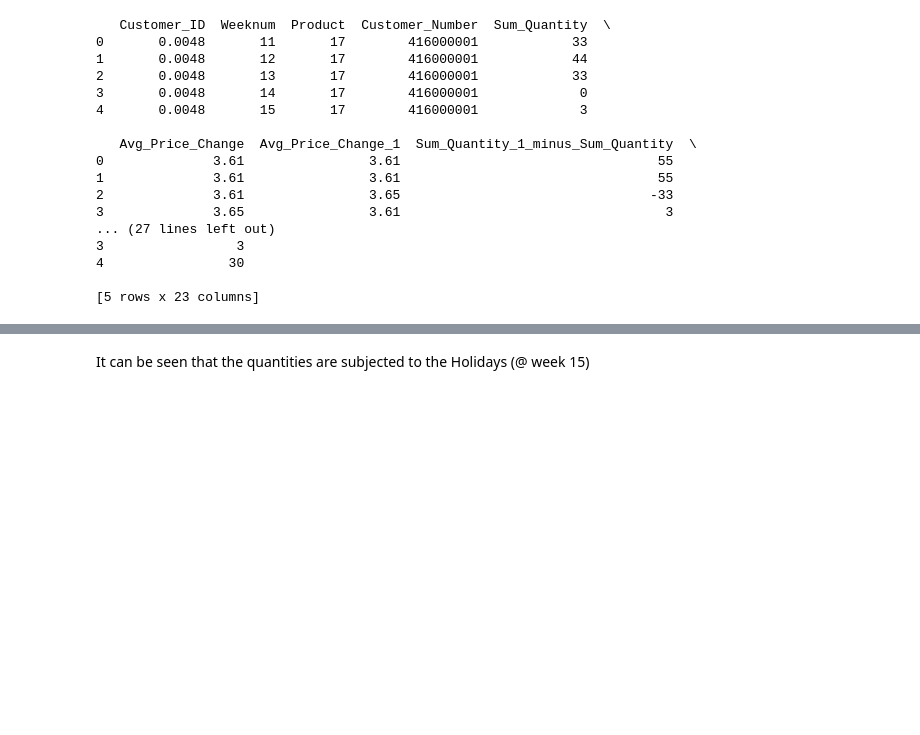
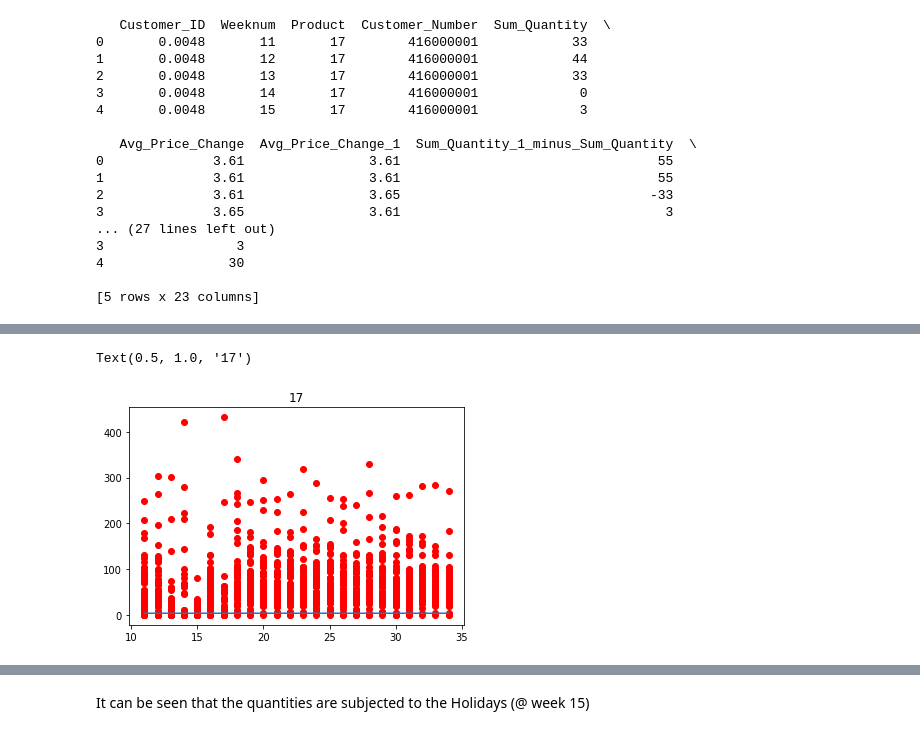
Before and after one commit to eyalfarkash/TCDS-Final, a Jupyter notebook: Code/final-project-CSV_v4_FullData-final.ipynb, the cells around one changed output, grey strips where cells are left out. Cells and saved outputs as stored; diff of their text form; code cells hidden in the pictures; blank space fills up the shorter version.

```diff
--- a/Code/final-project-CSV_v4_FullData-final.ipynb
+++ b/Code/final-project-CSV_v4_FullData-final.ipynb
@@ -134,8 +336,11 @@ Prod17.head()
 # %%
-plt.plot (Prod17.Weeknum, Prod17.Sum_Quantity)
+plt.plot (Prod17.Weeknum, Prod17.Sum_Quantity, 'ro')
 plt.plot (Prod17.Weeknum, Prod17.Standard_Price)
 #plt.plot (Prod17.Weeknum, Prod17.Holiday, label ='Holiday')
 #eyal# it doesnt allow me to add Holidays even when in Int type
 plt.title ('17')
+# %% [output]
+Text(0.5, 1.0, '17')
+[figure, added]
 # %%
 Prod17.describe()
```
Also changed, not shown: parts of 45 cells of this notebook.
